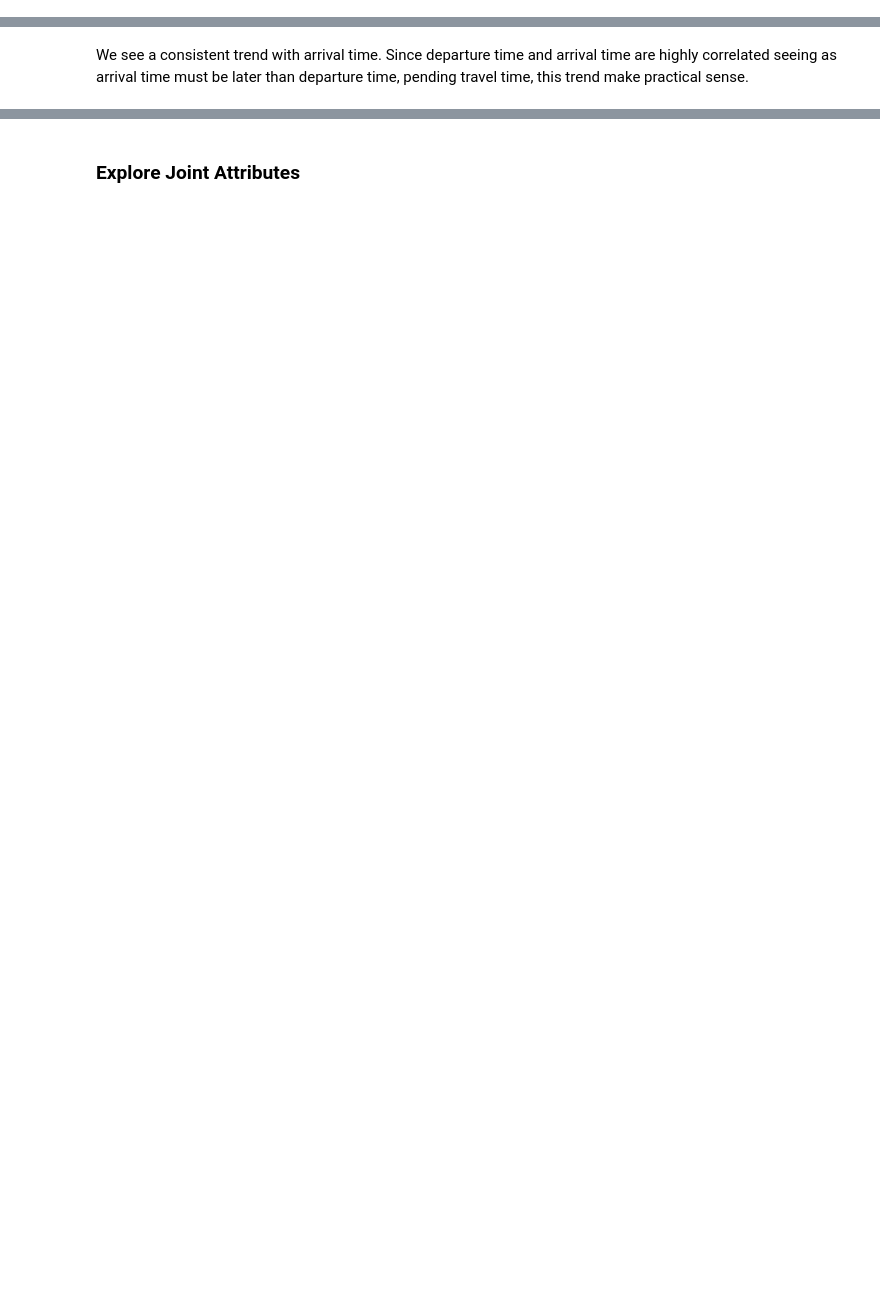
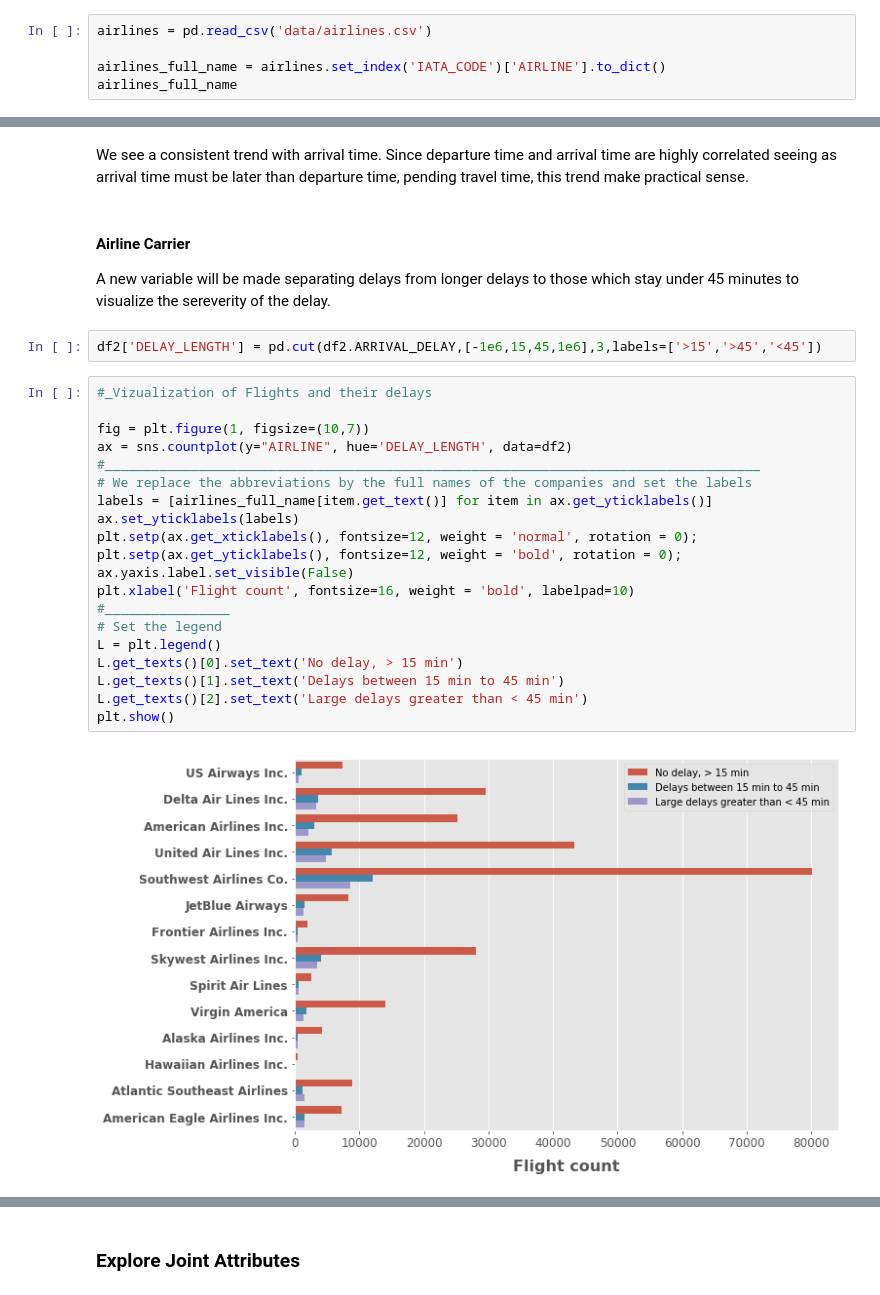
Before and after one commit to JackNelson/MSDS7331_Project1, a Jupyter notebook: Project1.ipynb, the cells around one changed output, grey strips where cells are left out. Drawn from its saved outputs; the diff is of its cells as text; blank space fills up the shorter version.

```diff
--- a/Project1.ipynb
+++ b/Project1.ipynb
@@ -77,0 +36,5 @@ In this section we will provide a quick table to identify IATA carrier codes wit
+# %%
+airlines = pd.read_csv('data/airlines.csv')
+
+airlines_full_name = airlines.set_index('IATA_CODE')['AIRLINE'].to_dict()
+airlines_full_name
@@ -323,2 +361,30 @@ plt.show()
 # %% [markdown]
 We see a consistent trend with arrival time.  Since departure time and arrival time are highly correlated seeing as arrival time must be later than departure time, pending travel time, this trend make practical sense.
+# %% [markdown]
+#### Airline Carrier
+
+A new variable will be made separating delays from longer delays to those which stay under 45 minutes to visualize the sereverity of the delay.
+# %%
+df2['DELAY_LENGTH'] = pd.cut(df2.ARRIVAL_DELAY,[-1e6,15,45,1e6],3,labels=['>15','>45','<45'])
+# %%
+#_Vizualization of Flights and their delays
+
+fig = plt.figure(1, figsize=(10,7))
+ax = sns.countplot(y="AIRLINE", hue='DELAY_LENGTH', data=df2)
+#____________________________________________________________________________________
+# We replace the abbreviations by the full names of the companies and set the labels
+labels = [airlines_full_name[item.get_text()] for item in ax.get_yticklabels()]
+ax.set_yticklabels(labels)
+plt.setp(ax.get_xticklabels(), fontsize=12, weight = 'normal', rotation = 0);
+plt.setp(ax.get_yticklabels(), fontsize=12, weight = 'bold', rotation = 0);
+ax.yaxis.label.set_visible(False)
+plt.xlabel('Flight count', fontsize=16, weight = 'bold', labelpad=10)
+#________________
+# Set the legend
+L = plt.legend()
+L.get_texts()[0].set_text('No delay, > 15 min')
+L.get_texts()[1].set_text('Delays between 15 min to 45 min')
+L.get_texts()[2].set_text('Large delays greater than < 45 min')
+plt.show()
+# %% [output]
+[figure, added]
```
Also changed, not shown: parts of 19 cells of this notebook, 1 other file.
